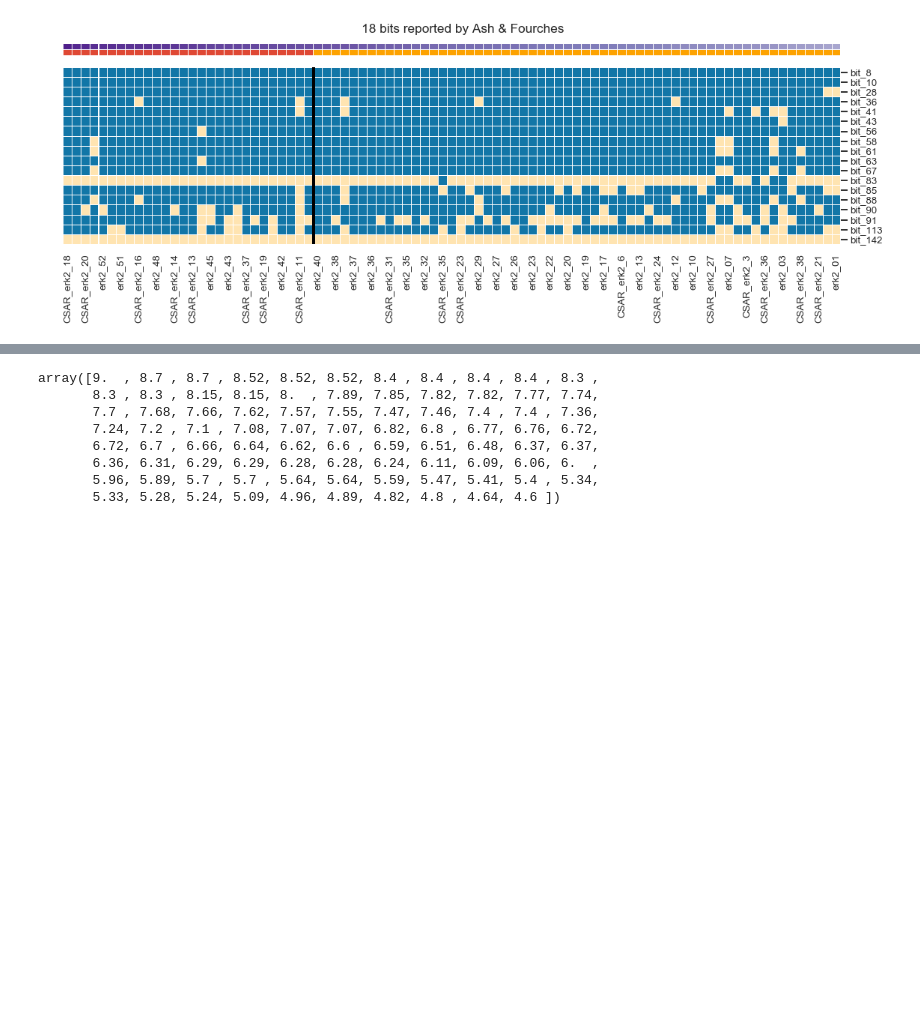
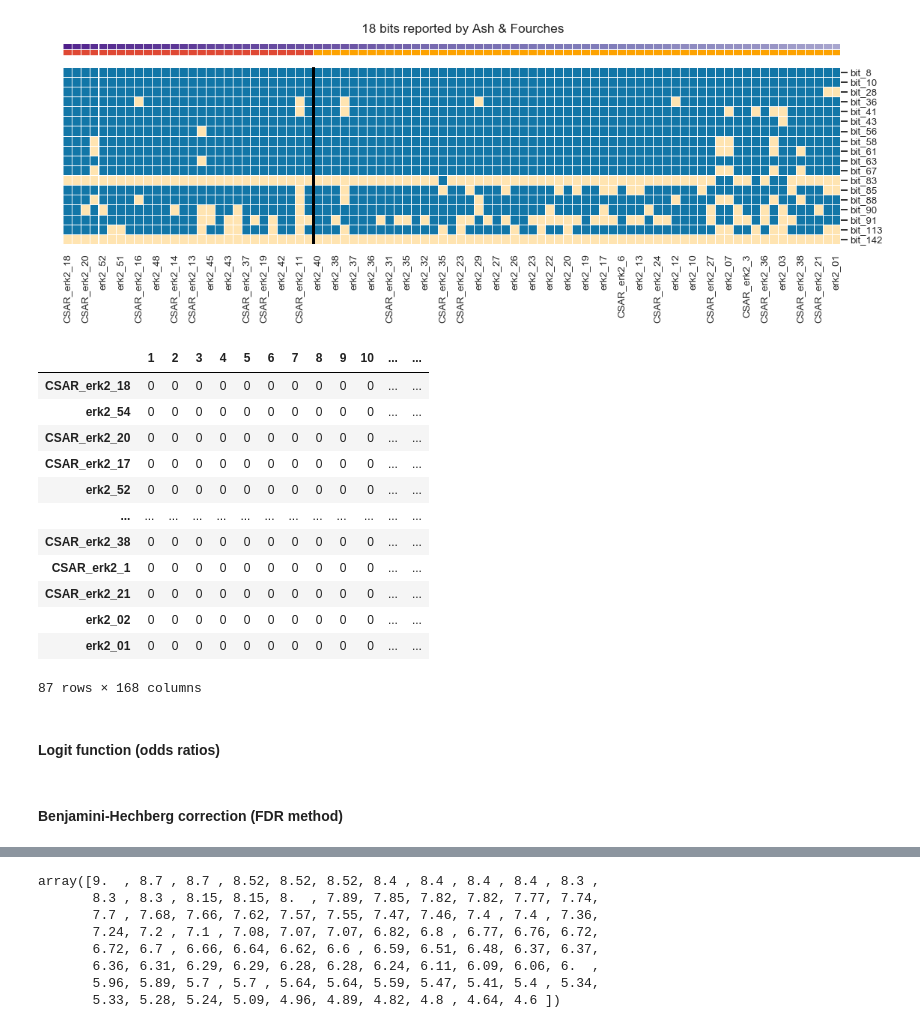
Before and after one commit to jRicciL/ERK2_notebooks, a Jupyter notebook: X_Reviewing_Fourches_work/7_Feature_Selection_RDKit_descriptors.ipynb, the cells around one changed output, grey strips where cells are left out. Saved outputs shown, nothing was run; the diff lists cells and outputs as text; code cells hidden in the pictures; blank space fills up the shorter version.

```diff
--- a/X_Reviewing_Fourches_work/7_Feature_Selection_RDKit_descriptors.ipynb
+++ b/X_Reviewing_Fourches_work/7_Feature_Selection_RDKit_descriptors.ipynb
@@ -499,0 +506,18 @@ plt.show()
+# %%
+df_maccs_all
+# %% [output]
+|  | 1 | 2 | 3 | 4 | 5 | 6 | 7 | 8 | 9 | 10 | ... | ... |
+| CSAR_erk2_18 | 0 | 0 | 0 | 0 | 0 | 0 | 0 | 0 | 0 | 0 | ... | ... |
+| erk2_54 | 0 | 0 | 0 | 0 | 0 | 0 | 0 | 0 | 0 | 0 | ... | ... |
+| CSAR_erk2_20 | 0 | 0 | 0 | 0 | 0 | 0 | 0 | 0 | 0 | 0 | ... | ... |
+| CSAR_erk2_17 | 0 | 0 | 0 | 0 | 0 | 0 | 0 | 0 | 0 | 0 | ... | ... |
+| erk2_52 | 0 | 0 | 0 | 0 | 0 | 0 | 0 | 0 | 0 | 0 | ... | ... |
+| ... | ... | ... | ... | ... | ... | ... | ... | ... | ... | ... | ... | ... |
+| CSAR_erk2_38 | 0 | 0 | 0 | 0 | 0 | 0 | 0 | 0 | 0 | 0 | ... | ... |
+| CSAR_erk2_1 | 0 | 0 | 0 | 0 | 0 | 0 | 0 | 0 | 0 | 0 | ... | ... |
+| CSAR_erk2_21 | 0 | 0 | 0 | 0 | 0 | 0 | 0 | 0 | 0 | 0 | ... | ... |
+| erk2_02 | 0 | 0 | 0 | 0 | 0 | 0 | 0 | 0 | 0 | 0 | ... | ... |
+| erk2_01 | 0 | 0 | 0 | 0 | 0 | 0 | 0 | 0 | 0 | 0 | ... | ... |
+87 rows × 168 columns
+# %% [markdown]
+#### Logit function (odds ratios)
@@ -499,0 +561,2 @@ plt.show()
+# %% [markdown]
+#### Benjamini-Hechberg correction (FDR method)
```
Also changed, not shown: parts of 17 cells of this notebook.
